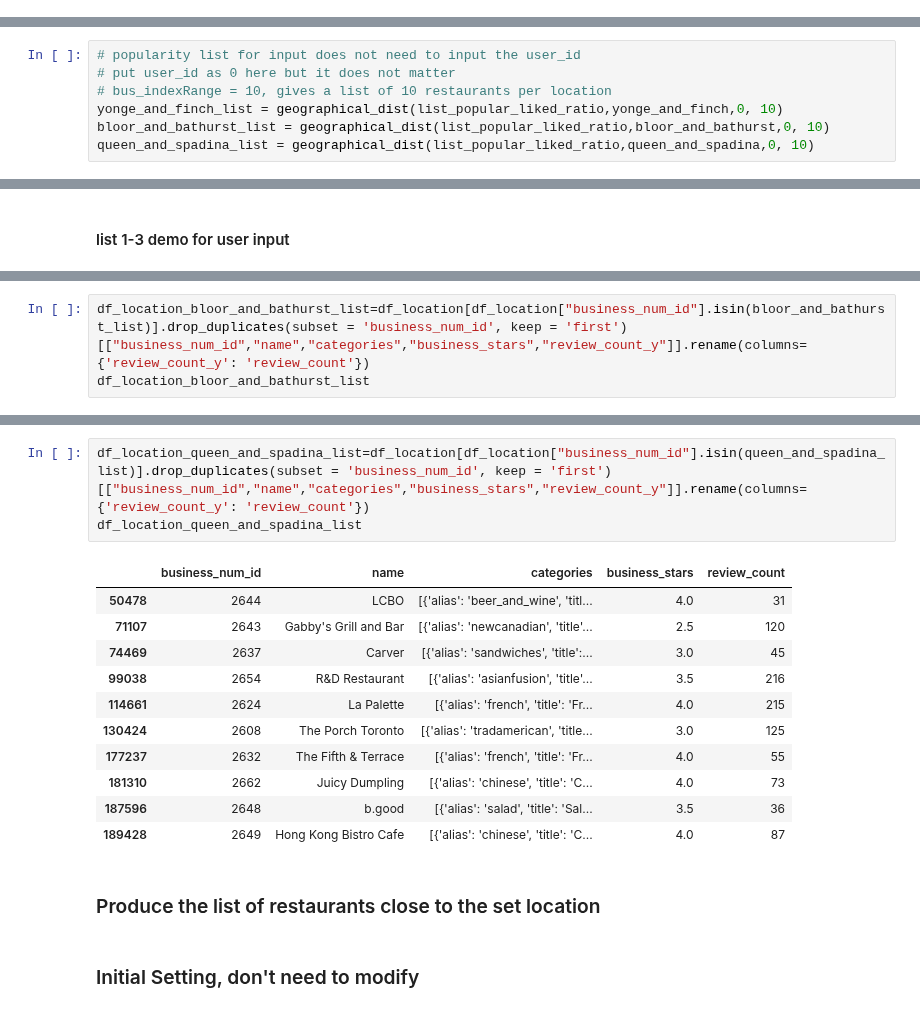
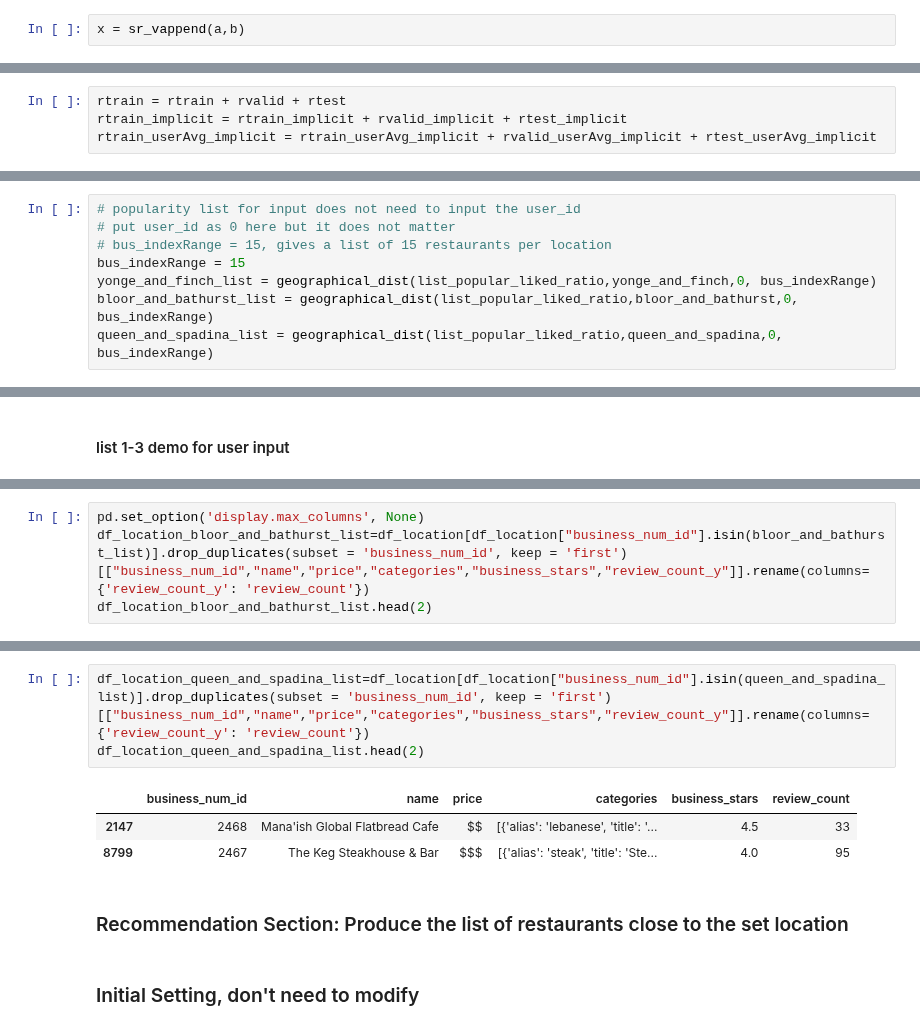
Before and after one commit to TinaBBB/iNAGO_RecSys, a Jupyter notebook: Yelp_data_exploration/KNN_Toronto_Data_UserStudy_FrontEnd-with_final_list.ipynb, the cells around one changed output, grey strips where cells are left out. Drawn from its saved outputs; the diff is of its cells as text.

```diff
--- a/Yelp_data_exploration/KNN_Toronto_Data_UserStudy_FrontEnd-with_final_list.ipynb
+++ b/Yelp_data_exploration/KNN_Toronto_Data_UserStudy_FrontEnd-with_final_list.ipynb
@@ -1001,0 +1056,2 @@ ratingWuserAvg_matrix=sparse.csr_matrix(ratingWuserAvg_array)
+# %%
+x = sr_vappend(a,b)
@@ -1016,0 +1077,4 @@ rtrain, rvalid, rtest, rtrain_userAvg, rvalid_userAvg, rtest_userAvg, nonzero_in
+# %%
+rtrain = rtrain + rvalid + rtest
+rtrain_implicit = rtrain_implicit + rvalid_implicit + rtest_implicit
+rtrain_userAvg_implicit = rtrain_userAvg_implicit + rvalid_userAvg_implicit + rtest_userAvg_implicit
@@ -1287,7 +1388,8 @@ list_popular_liked_ratio = popular_list_liked_ratio.tolist()
 # %%
 # popularity list for input does not need to input the user_id
 # put user_id as 0 here but it does not matter
-# bus_indexRange = 10, gives a list of 10 restaurants per location
-yonge_and_finch_list = geographical_dist(list_popular_liked_ratio,yonge_and_finch,0, 10)
-bloor_and_bathurst_list = geographical_dist(list_popular_liked_ratio,bloor_and_bathurst,0, 10)
-queen_and_spadina_list = geographical_dist(list_popular_liked_ratio,queen_and_spadina,0, 10)
+# bus_indexRange = 15, gives a list of 15 restaurants per location
+bus_indexRange = 15
+yonge_and_finch_list = geographical_dist(list_popular_liked_ratio,yonge_and_finch,0, bus_indexRange)
+bloor_and_bathurst_list = geographical_dist(list_popular_liked_ratio,bloor_and_bathurst,0, bus_indexRange)
+queen_and_spadina_list = geographical_dist(list_popular_liked_ratio,queen_and_spadina,0, bus_indexRange)
@@ -1311,4 +1661,5 @@ df_location_yonge_and_finch
 # %%
-df_location_bloor_and_bathurst_list=df_location[df_location["business_num_id"].isin(bloor_and_bathurst_list)].drop_duplicates(subset = 'business_num_id', keep = 'first')[["business_num_id","name","categories","business_stars","review_count_y"]].rename(columns={'review_count_y': 'review_count'})
-df_location_bloor_and_bathurst_list
+pd.set_option('display.max_columns', None)
+df_location_bloor_and_bathurst_list=df_location[df_location["business_num_id"].isin(bloor_and_bathurst_list)].drop_duplicates(subset = 'business_num_id', keep = 'first')[["business_num_id","name","price","categories","business_stars","review_count_y"]].rename(columns={'review_count_y': 'review_count'})
+df_location_bloor_and_bathurst_list.head(2)
 # %% [output]
@@ -1326,20 +1669,12 @@ df_location_bloor_and_bathurst_list
 # %%
-df_location_queen_and_spadina_list=df_location[df_location["business_num_id"].isin(queen_and_spadina_list)].drop_duplicates(subset = 'business_num_id', keep = 'first')[["business_num_id","name","categories","business_stars","review_count_y"]].rename(columns={'review_count_y': 'review_count'})
-df_location_queen_and_spadina_list
+df_location_queen_and_spadina_list=df_location[df_location["business_num_id"].isin(queen_and_spadina_list)].drop_duplicates(subset = 'business_num_id', keep = 'first')[["business_num_id","name","price","categories","business_stars","review_count_y"]].rename(columns={'review_count_y': 'review_count'})
+df_location_queen_and_spadina_list.head(2)
 # %% [output]
-|  | business_num_id | name | categories | business_stars | review_count |
-| 50478 | 2644 | LCBO | [{'alias': 'beer_and_wine', 'titl... | 4.0 | 31 |
-| 71107 | 2643 | Gabby's Grill and Bar | [{'alias': 'newcanadian', 'title'... | 2.5 | 120 |
-| 74469 | 2637 | Carver | [{'alias': 'sandwiches', 'title':... | 3.0 | 45 |
-| 99038 | 2654 | R&D Restaurant | [{'alias': 'asianfusion', 'title'... | 3.5 | 216 |
-| 114661 | 2624 | La Palette | [{'alias': 'french', 'title': 'Fr... | 4.0 | 215 |
-| 130424 | 2608 | The Porch Toronto | [{'alias': 'tradamerican', 'title... | 3.0 | 125 |
-| 177237 | 2632 | The Fifth & Terrace | [{'alias': 'french', 'title': 'Fr... | 4.0 | 55 |
-| 181310 | 2662 | Juicy Dumpling | [{'alias': 'chinese', 'title': 'C... | 4.0 | 73 |
-| 187596 | 2648 | b.good | [{'alias': 'salad', 'title': 'Sal... | 3.5 | 36 |
-| 189428 | 2649 | Hong Kong Bistro Cafe | [{'alias': 'chinese', 'title': 'C... | 4.0 | 87 |
+|  | business_num_id | name | price | categories | business_stars | review_count |
+| 2147 | 2468 | Mana'ish Global Flatbread Cafe | $$ | [{'alias': 'lebanese', 'title': '... | 4.5 | 33 |
+| 8799 | 2467 | The Keg Steakhouse & Bar | $$$ | [{'alias': 'steak', 'title': 'Ste... | 4.0 | 95 |
 # %% [markdown]
-### Produce the list of restaurants close to the set location
+### Recommendation Section: Produce the list of restaurants close to the set location
 # %% [markdown]
 ### Initial Setting, don't need to modify
 # %%
```
Also changed, not shown: parts of 92 cells of this notebook.
